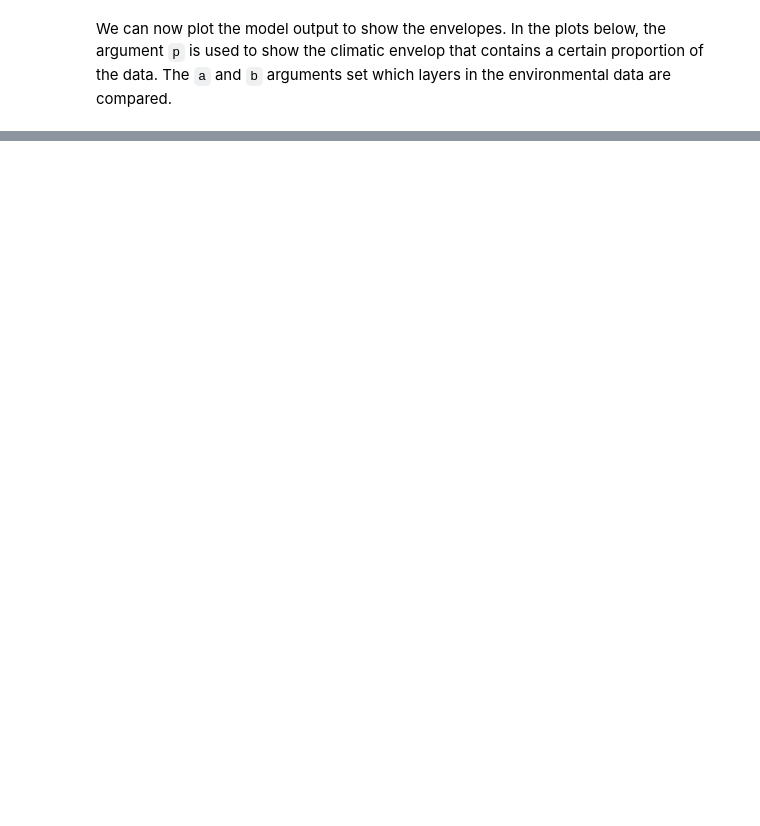
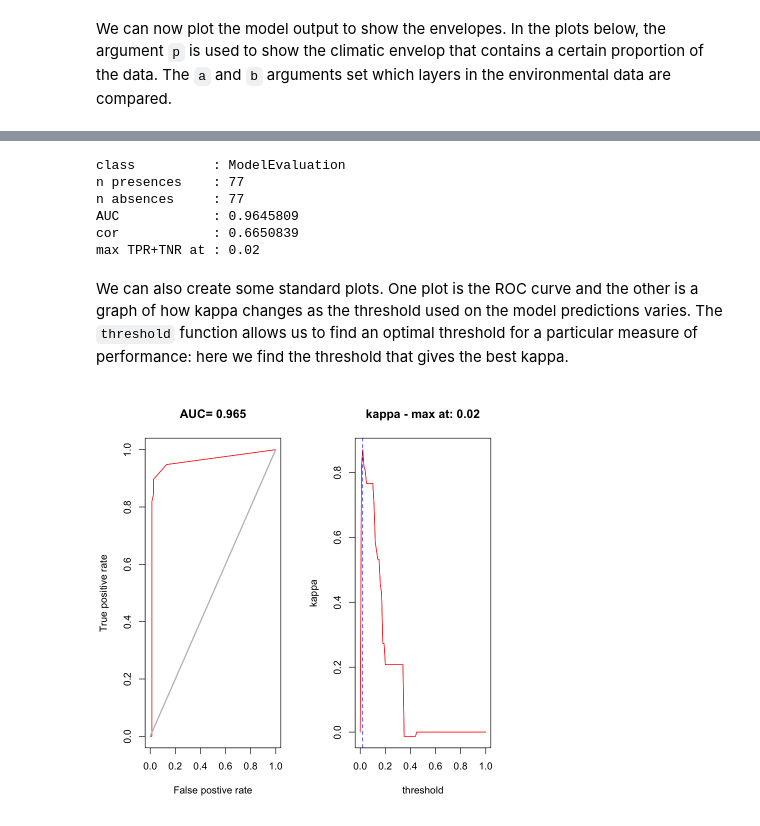
Before and after one commit to davidorme/Masters_GIS, a Jupyter notebook: _sources/practical_2/practical_2.ipynb, the cells around one changed output, grey strips where cells are left out. Saved outputs shown, nothing was run; the diff lists cells and outputs as text; code cells hidden in the pictures; blank space fills up the shorter version.

```diff
--- a/_sources/practical_2/practical_2.ipynb
+++ b/_sources/practical_2/practical_2.ipynb
@@ -259,0 +275,6 @@ bioclim_2050_local <- crop(bioclim_2050, model_extent)
+# %%
+# Use kfold to add labels to the data, splitting it into 5 parts
+tapir_GBIF$kfold <- kfold(tapir_GBIF, k=5)
+# Do the same for the pseudo-random points
+pseudo_dismo$kfold <- kfold(pseudo_dismo, k=5)
+pseudo_nearby$kfold <- kfold(pseudo_nearby, k=5)
@@ -286,0 +338,25 @@ plot(pb, col=hcl.colors(20, palette='Blue-Red'), add=TRUE)
+# %%
+test_locs <- st_coordinates(subset(tapir_GBIF, kfold == 1))
+test_pseudo <- st_coordinates(subset(pseudo_nearby, kfold == 1))
+bioclim_eval <- evaluate(p=test_locs, a=test_pseudo, model=bioclim_model,
+                    x=bioclim_hist_local, tr=seq(0,1, by=0.01))
+print(bioclim_eval)
+# %% [output]
+class          : ModelEvaluation
+n presences    : 77
+n absences     : 77
+AUC            : 0.9645809
+cor            : 0.6650839
+max TPR+TNR at : 0.02
+# %% [markdown]
+We can also create some standard plots. One plot is the ROC curve and the other is a graph of how kappa changes as the threshold used on the model predictions varies. The `threshold` function allows us to find an optimal threshold for a particular measure of performance: here we find the threshold that gives the best kappa.
+# %%
+par(mfrow=c(1,2))
+# Plot the ROC curve
+plot(bioclim_eval, 'ROC', type='l')
+# Find the maximum kappa and show how kappa changes with the model threshold
+max_kappa <-threshold(bioclim_eval, stat='kappa')
+plot(bioclim_eval, 'kappa', type='l')
+abline(v=max_kappa, lty=2, col='blue')
+# %% [output]
+[figure, added]
```
Also changed, not shown: parts of 32 cells of this notebook, 14 other files.
